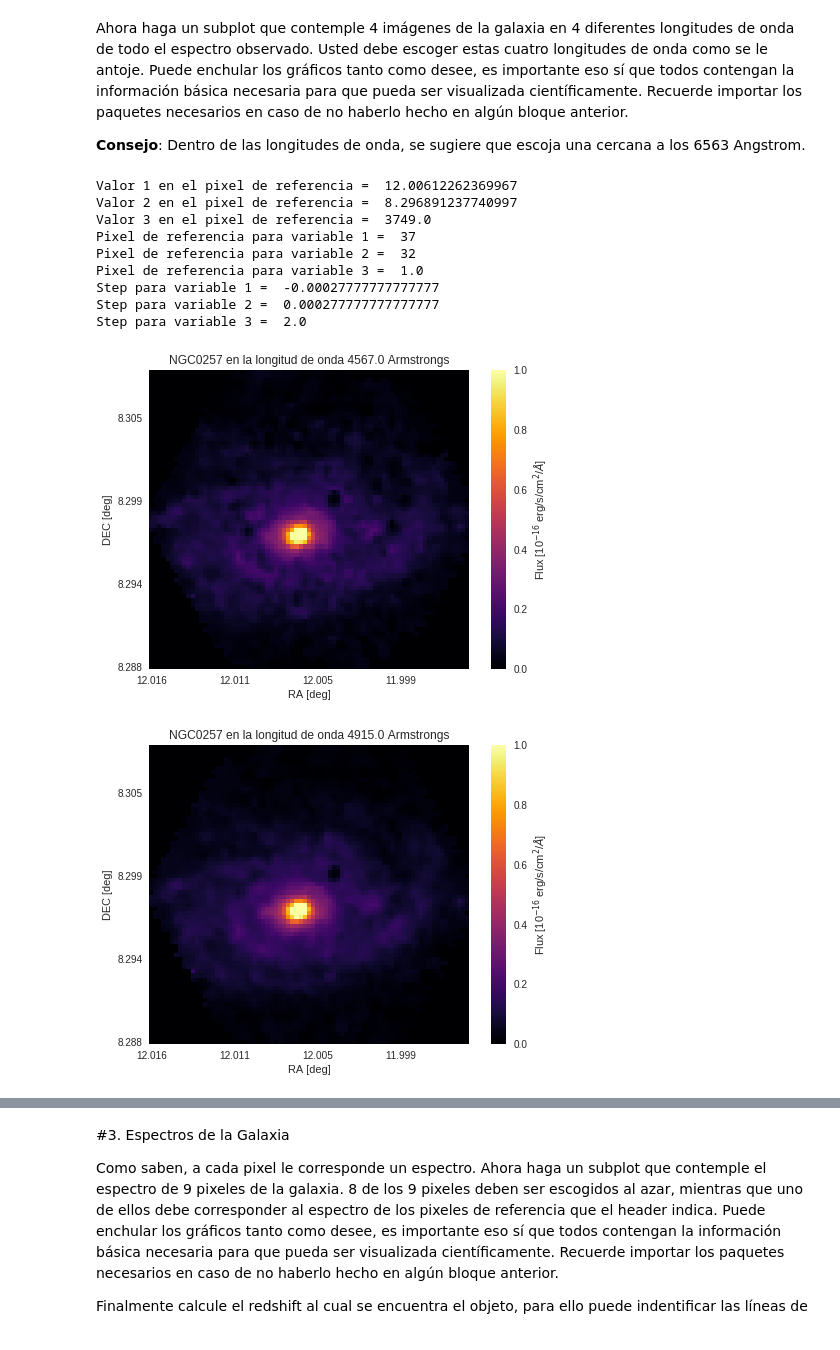
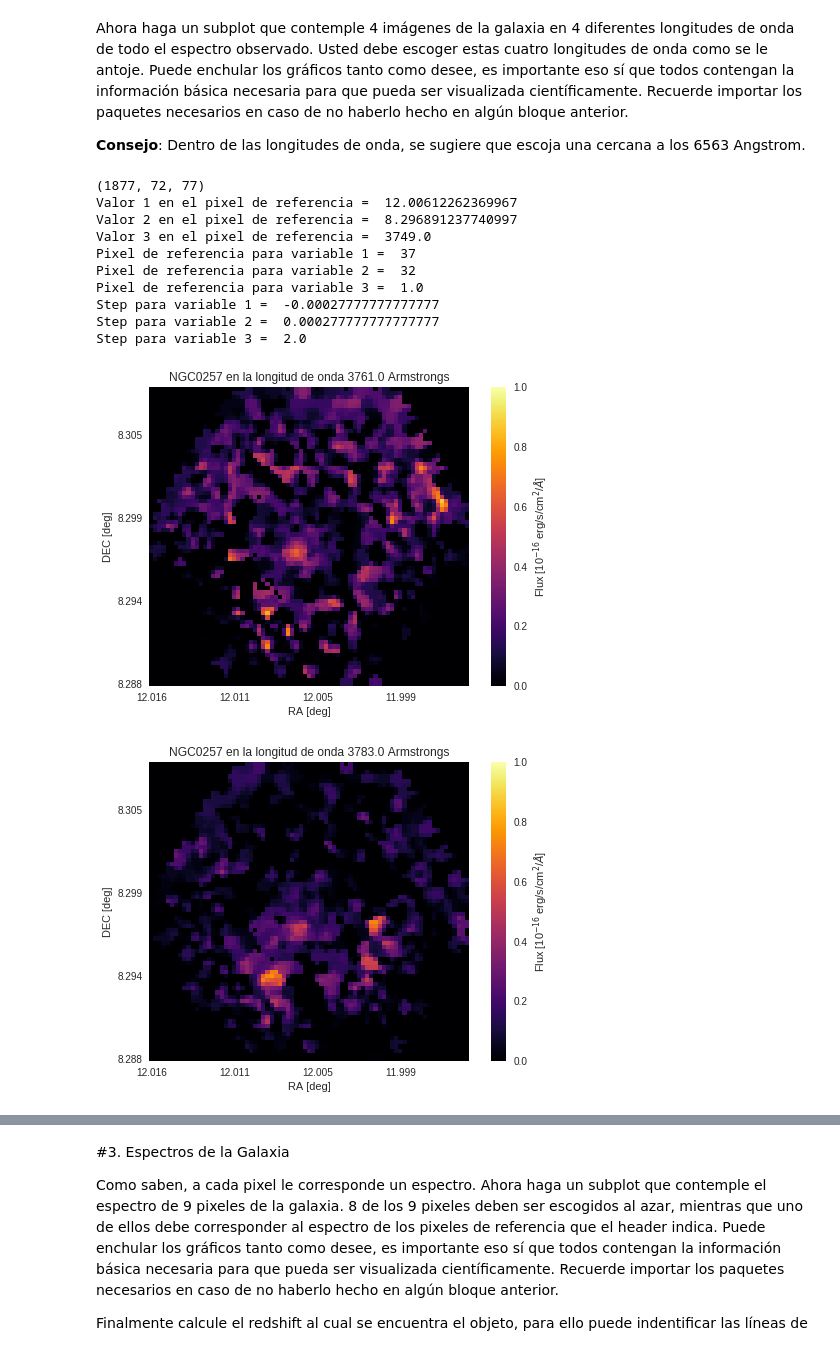
Before and after one commit to DiegoRomanCortes/minitarea4, a Jupyter notebook: minitarea4.ipynb, the cells around one changed output, grey strips where cells are left out. Drawn from its saved outputs; the diff is of its cells as text; code cells hidden in the pictures.

```diff
--- a/minitarea4.ipynb
+++ b/minitarea4.ipynb
@@ -72,7 +72,7 @@ Ahora haga un subplot que contemple 4 imágenes de la galaxia en 4 diferentes lo
 **Consejo**: Dentro de las longitudes de onda, se sugiere que escoja una cercana a los 6563 Angstrom.
 # %%
 data = hdu.data
-
+print(data.shape)
 #Revisar bien los ejes X e Y, hacer que sean variables físicas, ra y dec.
 
 units = header['HIERARCH PIPE UNITS']
@@ -111,9 +111,8 @@ while i < len(lo):
 
 s=s[0]
 
-r=[np.random.randint(0,len(data-1)/4),np.random.randint(len(data-1)/4,len(data-1)/2), \
-   np.random.randint(len(data-1)/2,3*len(data-1)/4),np.random.randint(3*len(data-1)/4,len(data-1)), \
-  s]
+r=[np.random.randint(0,(len(data[0,:,:])-1)/4),np.random.randint((len(data[0,:,:])-1)/4,(len(data[0,:,:])-1)/2), \
+   np.random.randint((len(data[0,:,:])-1)/2,3*(len(data[0,:,:])-1)/4),np.random.randint(3*(len(data[0,:,:])-1)/4,(len(data[0,:,:])-1))]
 
 plt.imshow(data[r[0]],cmap='inferno',origin='lower',vmin=0,vmax=1)
 plt.xticks((0,20,40,60),(round(ra[0],3),round(ra[20],3),round(ra[40],3),round(ra[60],3))) #xticks, tupla con numeros originales, tupla con nuevos digitos
@@ -143,34 +142,35 @@ plt.imshow(data[r[2]],cmap='inferno',origin='lower',vmin=0,vmax=1)
 plt.xticks((0,20,40,60),(round(ra[0],3),round(ra[20],3),round(ra[40],3),round(ra[60],3))) #xticks, tupla con numeros originales, tupla con nuevos digitos
 plt.yticks((0,20,40,60),(round(dec[0],3),round(dec[20],3),round(dec[40],3),round(dec[60],3))) #yticks, tupla con numeros originales, tupla con nuevos digitos
 plt.xlabel('RA [deg]')
 plt.ylabel('DEC [deg]')
 plt.grid(b=None) #Esto para quitar las lineas de la imagen
 cb = plt.colorbar()
 #cb.set_label(units)
 cb.set_label('Flux [10$^{-16}$ erg/s/cm$^2$/$\AA$]')
 plt.title('NGC0257 en la longitud de onda '+str(lo[r[2]])+' Armstrongs')
 plt.show()
 
-plt.imshow(data[r[4]],cmap='inferno',origin='lower',vmin=0,vmax=1)
+plt.imshow(data[s,:,:],cmap='inferno',origin='lower',vmin=0,vmax=1)
 plt.xticks((0,20,40,60),(round(ra[0],3),round(ra[20],3),round(ra[40],3),round(ra[60],3))) #xticks, tupla con numeros originales, tupla con nuevos digitos
 plt.yticks((0,20,40,60),(round(dec[0],3),round(dec[20],3),round(dec[40],3),round(dec[60],3))) #yticks, tupla con numeros originales, tupla con nuevos digitos
 plt.xlabel('RA [deg]')
 plt.ylabel('DEC [deg]')
 plt.grid(b=None) #Esto para quitar las lineas de la imagen
 cb = plt.colorbar()
 #cb.set_label(units)
 cb.set_label('Flux [10$^{-16}$ erg/s/cm$^2$/$\AA$]')
-plt.title('NGC0257 en la longitud de onda '+str(lo[r[4]])+' Armstrongs')
+plt.title('NGC0257 en la longitud de onda '+str(lo[s])+' Armstrongs')
 plt.show()
 # %% [output]
+(1877, 72, 77)
 Valor 1 en el pixel de referencia =  12.00612262369967
 Valor 2 en el pixel de referencia =  8.296891237740997
 Valor 3 en el pixel de referencia =  3749.0
 Pixel de referencia para variable 1 =  37
 Pixel de referencia para variable 2 =  32
 Pixel de referencia para variable 3 =  1.0
 Step para variable 1 =  -0.00027777777777777
 Step para variable 2 =  0.000277777777777777
 Step para variable 3 =  2.0
-[figure, old version]
+[figure, new version]
-[figure, old version]
+[figure, new version]
```
Also changed, not shown: parts of 3 cells of this notebook.
